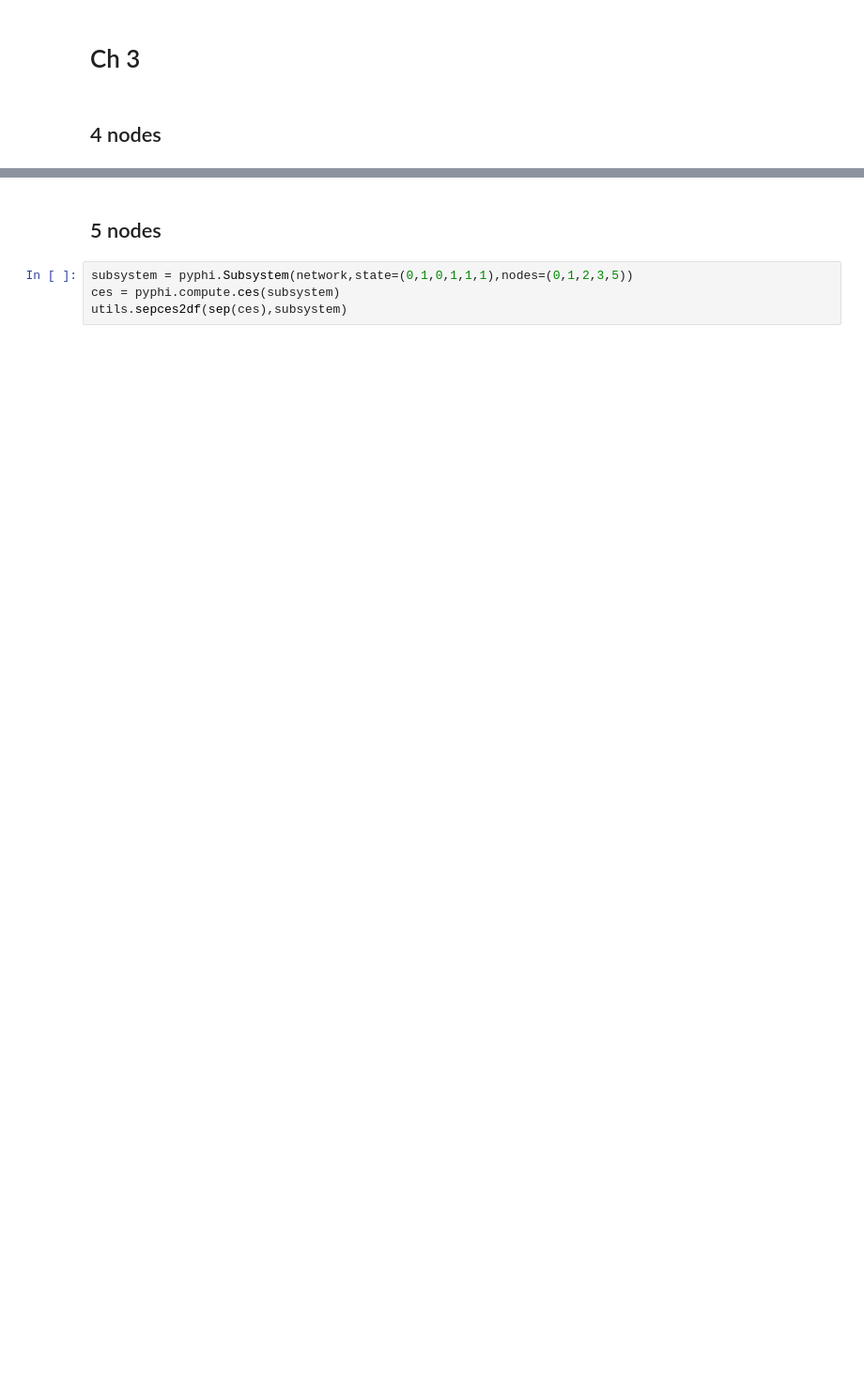
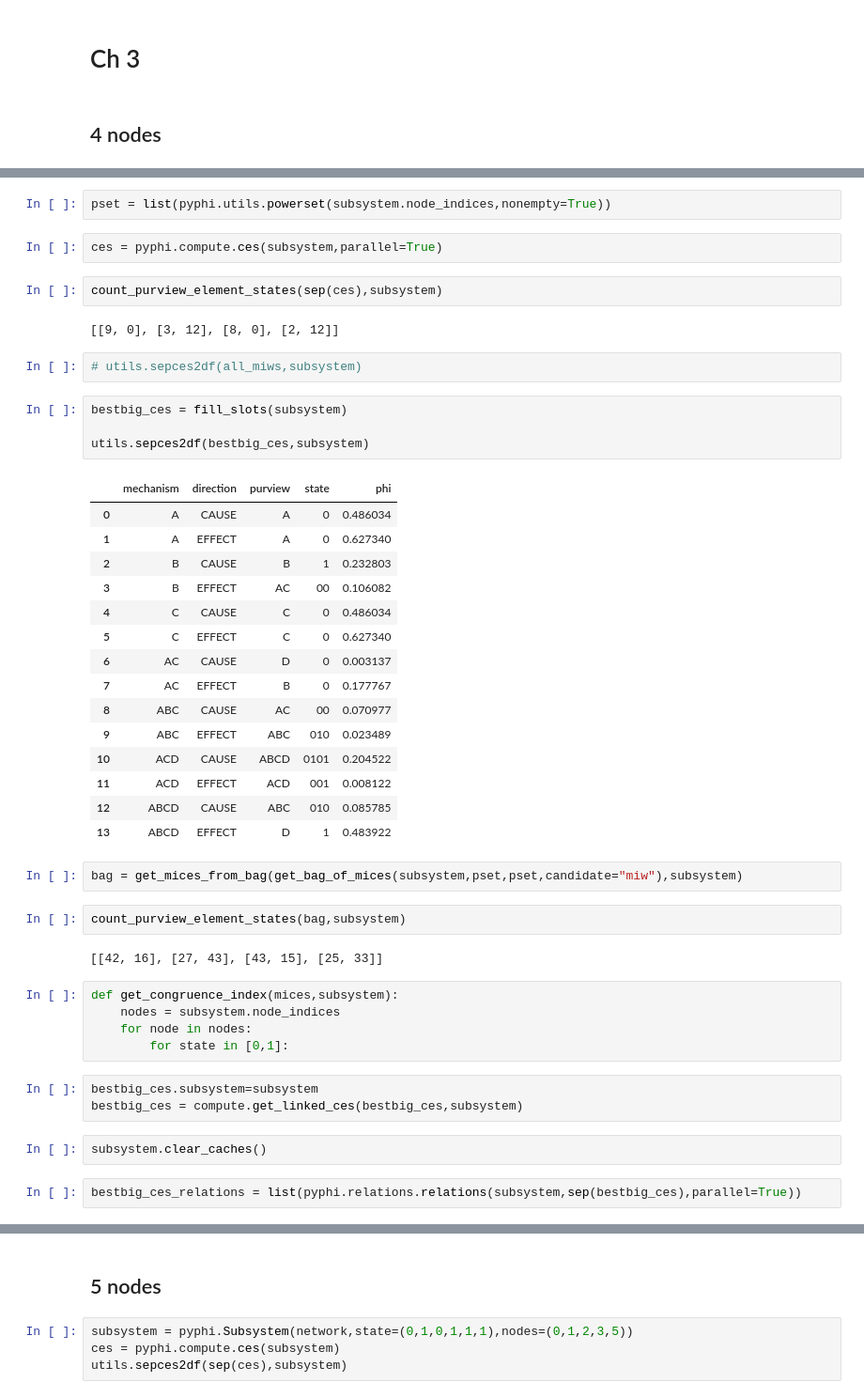
Before and after one commit to matteograsso/visualize_pyphi, a Jupyter notebook: Filling_the_slots_MG.ipynb, the cells around one changed output, grey strips where cells are left out. Shown at 94% size. Saved outputs shown, nothing was run; the diff lists cells and outputs as text; blank space fills up the shorter version.

```diff
--- a/Filling_the_slots_MG.ipynb
+++ b/Filling_the_slots_MG.ipynb
@@ -214,0 +658,48 @@ Evaluating maximal compositional state
+# %%
+pset = list(pyphi.utils.powerset(subsystem.node_indices,nonempty=True))
+# %%
+ces = pyphi.compute.ces(subsystem,parallel=True)
+# %%
+count_purview_element_states(sep(ces),subsystem)
+# %% [output]
+[[9, 0], [3, 12], [8, 0], [2, 12]]
+# %%
+# utils.sepces2df(all_miws,subsystem)
+# %%
+bestbig_ces = fill_slots(subsystem)
+
+utils.sepces2df(bestbig_ces,subsystem)
+# %% [output]
+|  | mechanism | direction | purview | state | phi |
+| 0 | A | CAUSE | A | 0 | 0.486034 |
+| 1 | A | EFFECT | A | 0 | 0.627340 |
+| 2 | B | CAUSE | B | 1 | 0.232803 |
+| 3 | B | EFFECT | AC | 00 | 0.106082 |
+| 4 | C | CAUSE | C | 0 | 0.486034 |
+| 5 | C | EFFECT | C | 0 | 0.627340 |
+| 6 | AC | CAUSE | D | 0 | 0.003137 |
+| 7 | AC | EFFECT | B | 0 | 0.177767 |
+| 8 | ABC | CAUSE | AC | 00 | 0.070977 |
+| 9 | ABC | EFFECT | ABC | 010 | 0.023489 |
+| 10 | ACD | CAUSE | ABCD | 0101 | 0.204522 |
+| 11 | ACD | EFFECT | ACD | 001 | 0.008122 |
+| 12 | ABCD | CAUSE | ABC | 010 | 0.085785 |
+| 13 | ABCD | EFFECT | D | 1 | 0.483922 |
+# %%
+bag = get_mices_from_bag(get_bag_of_mices(subsystem,pset,pset,candidate="miw"),subsystem)
+# %%
+count_purview_element_states(bag,subsystem)
+# %% [output]
+[[42, 16], [27, 43], [43, 15], [25, 33]]
+# %%
+def get_congruence_index(mices,subsystem):
+    nodes = subsystem.node_indices
+    for node in nodes:
+        for state in [0,1]:
+# %%
+bestbig_ces.subsystem=subsystem
+bestbig_ces = compute.get_linked_ces(bestbig_ces,subsystem)
+# %%
+subsystem.clear_caches()
+# %%
+bestbig_ces_relations = list(pyphi.relations.relations(subsystem,sep(bestbig_ces),parallel=True))
```
Also changed, not shown: parts of 49 cells of this notebook, 4 other files.
